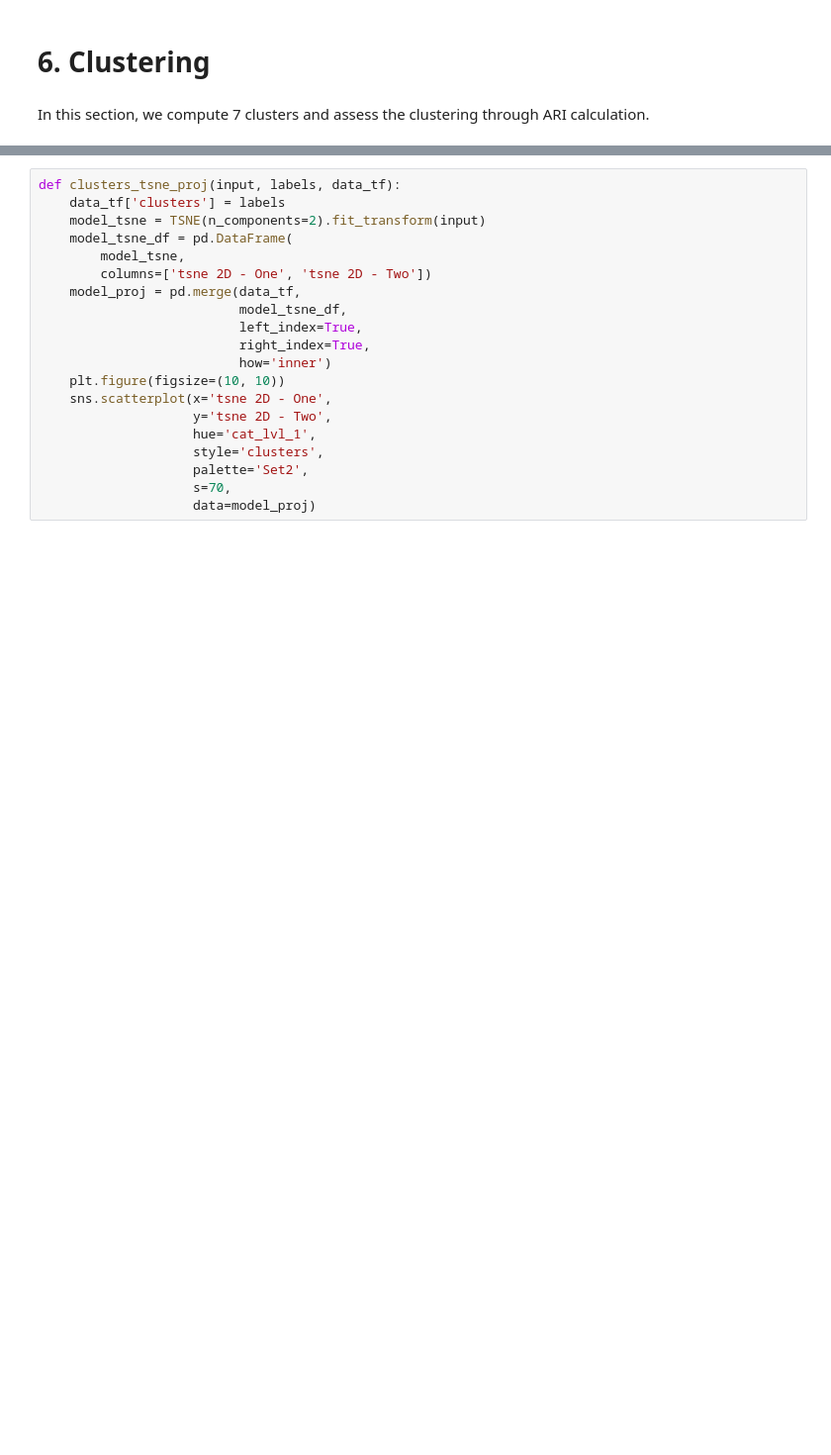
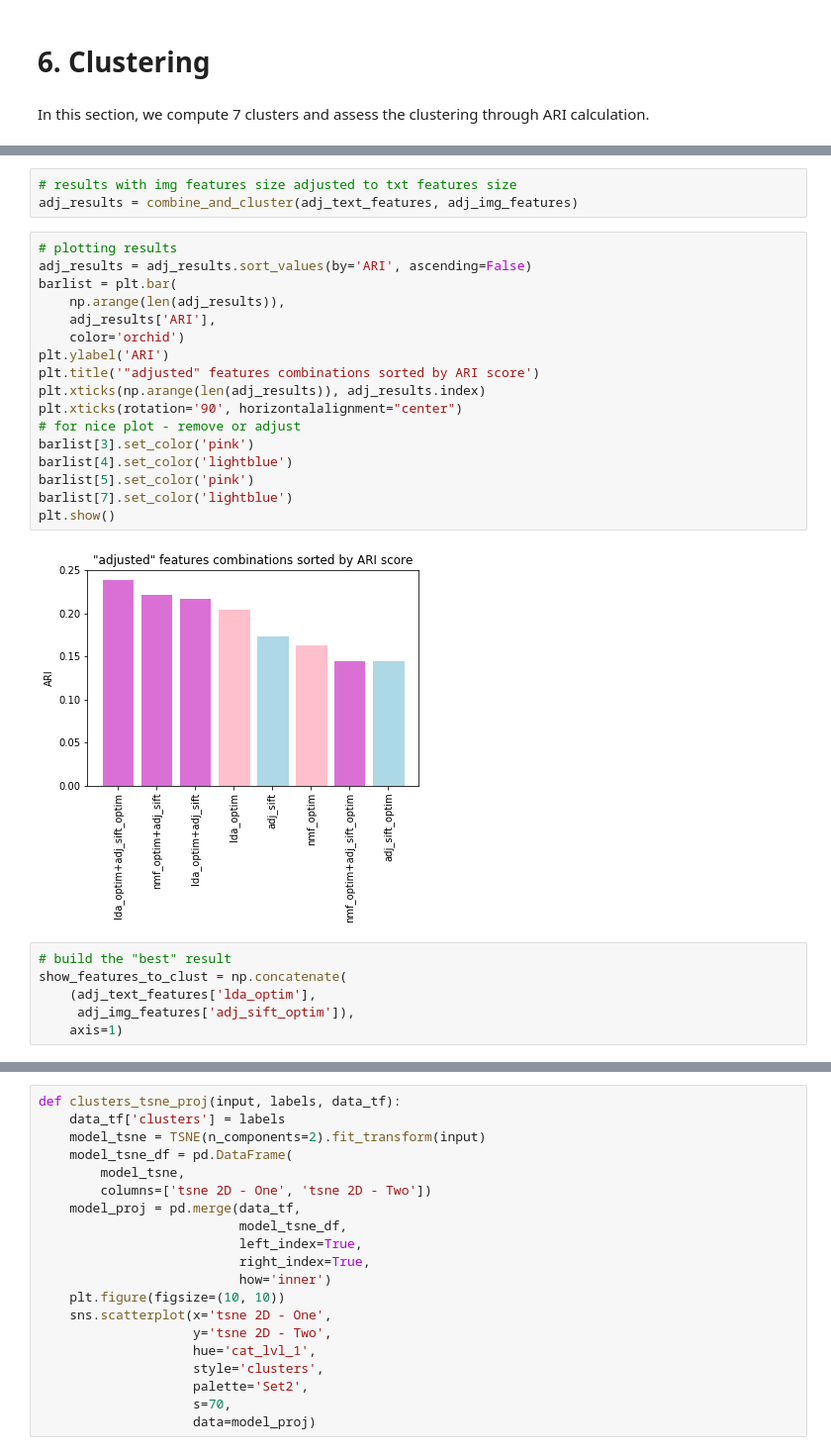
Before and after one commit to EtienneLardeur/P6_ClassificationEngine, a Jupyter notebook: P6_01_Notebook.ipynb, the cells around one changed output, grey strips where cells are left out. Shown at 99% size. Saved outputs shown, nothing was run; the diff lists cells and outputs as text; blank space fills up the shorter version.

```diff
--- a/P6_01_Notebook.ipynb
+++ b/P6_01_Notebook.ipynb
@@ -1288,2 +1391,30 @@ plt.xticks(rotation='90', horizontalalignment="center")
+# %%
+# results with img features size adjusted to txt features size
+adj_results = combine_and_cluster(adj_text_features, adj_img_features)
+# %%
+# plotting results
+adj_results = adj_results.sort_values(by='ARI', ascending=False)
+barlist = plt.bar(
+    np.arange(len(adj_results)),
+    adj_results['ARI'],
+    color='orchid')
+plt.ylabel('ARI')
+plt.title('"adjusted" features combinations sorted by ARI score')
+plt.xticks(np.arange(len(adj_results)), adj_results.index)
+plt.xticks(rotation='90', horizontalalignment="center")
+# for nice plot - remove or adjust
+barlist[3].set_color('pink')
+barlist[4].set_color('lightblue')
+barlist[5].set_color('pink')
+barlist[7].set_color('lightblue')
+plt.show()
+# %% [output]
+[figure, added]
+# %%
+# build the "best" result
+show_features_to_clust = np.concatenate(
+    (adj_text_features['lda_optim'],
+     adj_img_features['adj_sift_optim']),
+    axis=1)
 # %%
 # clusters
```
Also changed, not shown: parts of 45 cells of this notebook, 1 other file.
